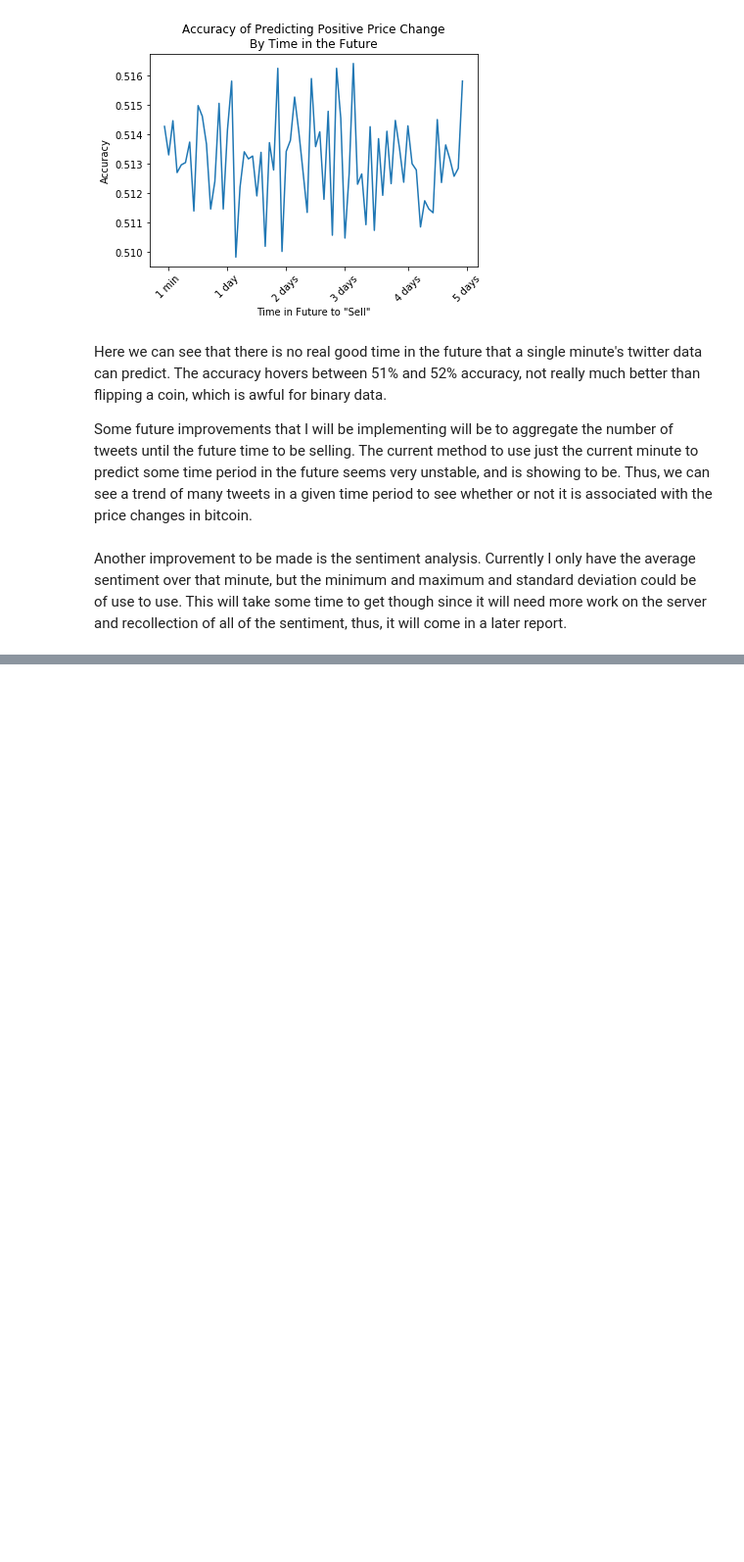
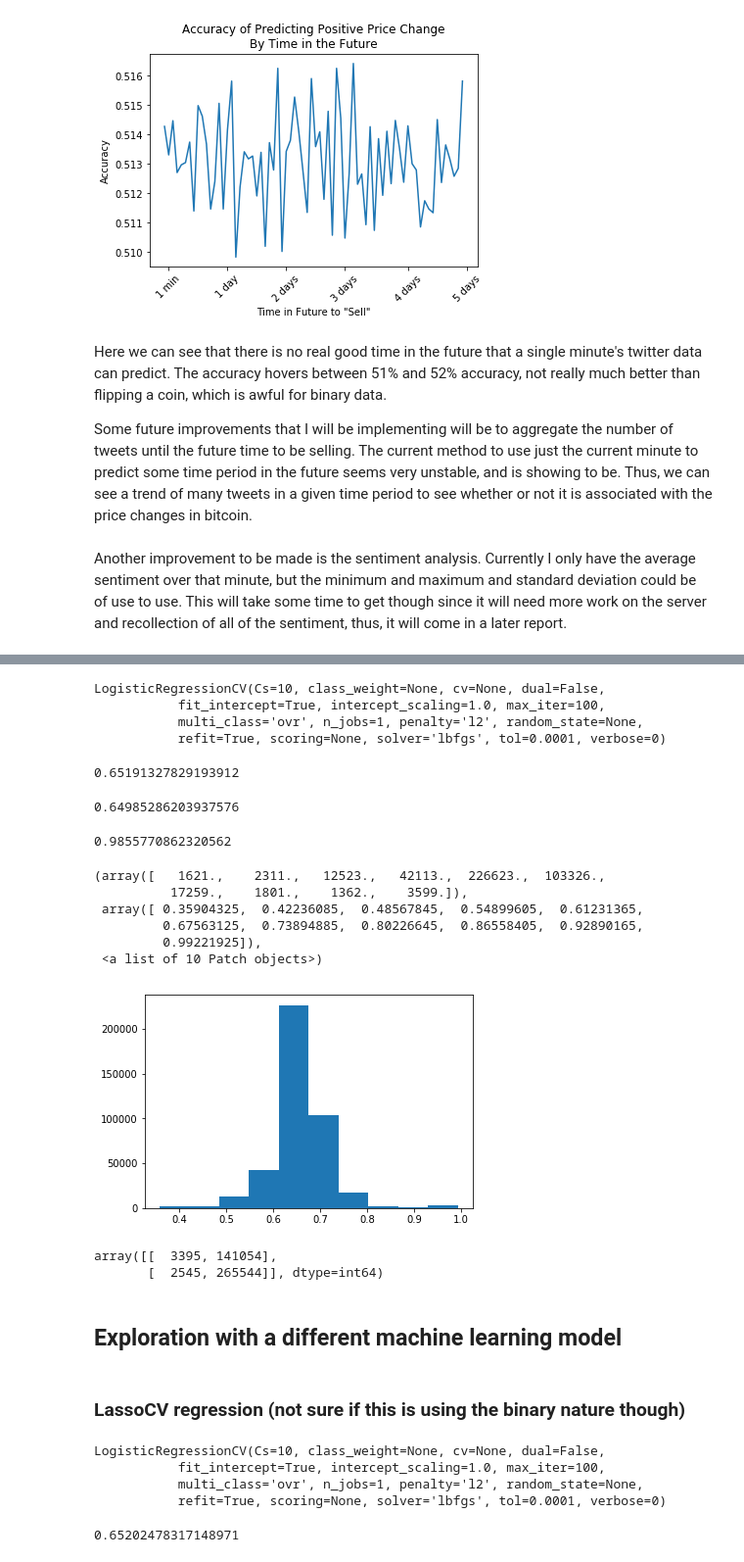
Before and after one commit to AugieDoebling/DigitalCurrencies-SeniorProject, a Jupyter notebook: TwitterDataCollection/ExploratoryDataAnalysis.ipynb, the cells around one changed output, grey strips where cells are left out. Shown at 98% size. Drawn from its saved outputs; the diff is of its cells as text; code cells hidden in the pictures; blank space fills up the shorter version.

Commit message:
More work done to explore models.

```diff
--- a/TwitterDataCollection/ExploratoryDataAnalysis.ipynb
+++ b/TwitterDataCollection/ExploratoryDataAnalysis.ipynb
@@ -272,0 +294,60 @@ Another improvement to be made is the sentiment analysis.  Currently I only have
+# %%
+## using cross validation to make use of all of our data (with not much risk to time)
+
+from sklearn import linear_model
+lm = linear_model.LogisticRegressionCV()
+
+dummy_df = sentiment
+dummy_df['price_change_future'] = (dummy_df['price'].shift(-3600) - dummy_df['price']).fillna(method = 'ffill')
+dummy_df['sum_count'] = sentiment['count'].rolling(3599).sum().shift(-3598).fillna(method = 'ffill')
+dummy_df['sum_favorites'] = sentiment['favorites'].rolling(3599).sum().shift(-3598).fillna(method = 'ffill')
+dummy_df['sum_retweets'] = sentiment['retweets'].rolling(3599).sum().shift(-3598).fillna(method = 'ffill')
+dummy_df['sum_avg_sentiment'] = sentiment['avg_sentiment'].rolling(3599).sum().shift(-3598).fillna(method = 'ffill')
+
+x_vars = ['count','favorites','retweets','avg_sentiment',
+          'sum_count','sum_favorites','sum_retweets','sum_avg_sentiment',
+          'Sunday','Monday','Tuesday','Wednesday','Thursday','Friday','Saturday','Sunday']
+
+dummy_df = dummy_df.sample(frac = 1)
+lm.fit(dummy_df[x_vars],dummy_df['price_change_future'] > 0)
+
+# accuracies.append(lm.score(x_test,y_test))
+# %% [output]
+LogisticRegressionCV(Cs=10, class_weight=None, cv=None, dual=False,
+           fit_intercept=True, intercept_scaling=1.0, max_iter=100,
+           multi_class='ovr', n_jobs=1, penalty='l2', random_state=None,
+           refit=True, scoring=None, solver='lbfgs', tol=0.0001, verbose=0)
+# %%
+dummy_df['price_change_future'] = (dummy_df['price'].shift(-3600) - dummy_df['price']).fillna(method = 'ffill')
+# %%
+lm.score(dummy_df[x_vars],dummy_df['price_change_future'] > 0)
+# %% [output]
+0.65191327829193912
+# %%
+np.mean(dummy_df['price_change_future'] > 0)
+# %% [output]
+0.64985286203937576
+# %%
+np.mean(lm.predict(dummy_df[x_vars]))
+# %% [output]
+0.9855770862320562
+# %%
+plt.hist(lm.predict_proba(dummy_df[x_vars])[:,1])
+# %% [output]
+(array([   1621.,    2311.,   12523.,   42113.,  226623.,  103326.,
+          17259.,    1801.,    1362.,    3599.]),
+ array([ 0.35904325,  0.42236085,  0.48567845,  0.54899605,  0.61231365,
+         0.67563125,  0.73894885,  0.80226645,  0.86558405,  0.92890165,
+         0.99221925]),
+ <a list of 10 Patch objects>)
+[figure, added]
+# %%
+## confusion matrix for the price increase predictions
+from sklearn.metrics import confusion_matrix
+y_true = dummy_df['price_change_future'] > 0
+y_pred = lm.predict(dummy_df[x_vars])
+
+confusion_matrix(y_true,y_pred)
+# %% [output]
+array([[  3395, 141054],
+       [  2545, 265544]], dtype=int64)
@@ -272,0 +356,19 @@ Another improvement to be made is the sentiment analysis.  Currently I only have
+# %% [markdown]
+## Exploration with a different machine learning model
+# %% [markdown]
+### LassoCV regression (not sure if this is using the binary nature though)
+# %%
+from sklearn.linear_model import LassoCV
+
+lasso = linear_model.LogisticRegressionCV()
+dummy_df = dummy_df.sample(frac = 1)
+lasso.fit(dummy_df[x_vars],dummy_df['price_change_future'] > 0)
+# %% [output]
+LogisticRegressionCV(Cs=10, class_weight=None, cv=None, dual=False,
+           fit_intercept=True, intercept_scaling=1.0, max_iter=100,
+           multi_class='ovr', n_jobs=1, penalty='l2', random_state=None,
+           refit=True, scoring=None, solver='lbfgs', tol=0.0001, verbose=0)
+# %%
+lasso.score(dummy_df[x_vars],dummy_df['price_change_future'] > 0)
+# %% [output]
+0.65202478317148971
```
Also changed, not shown: parts of 14 cells of this notebook.
